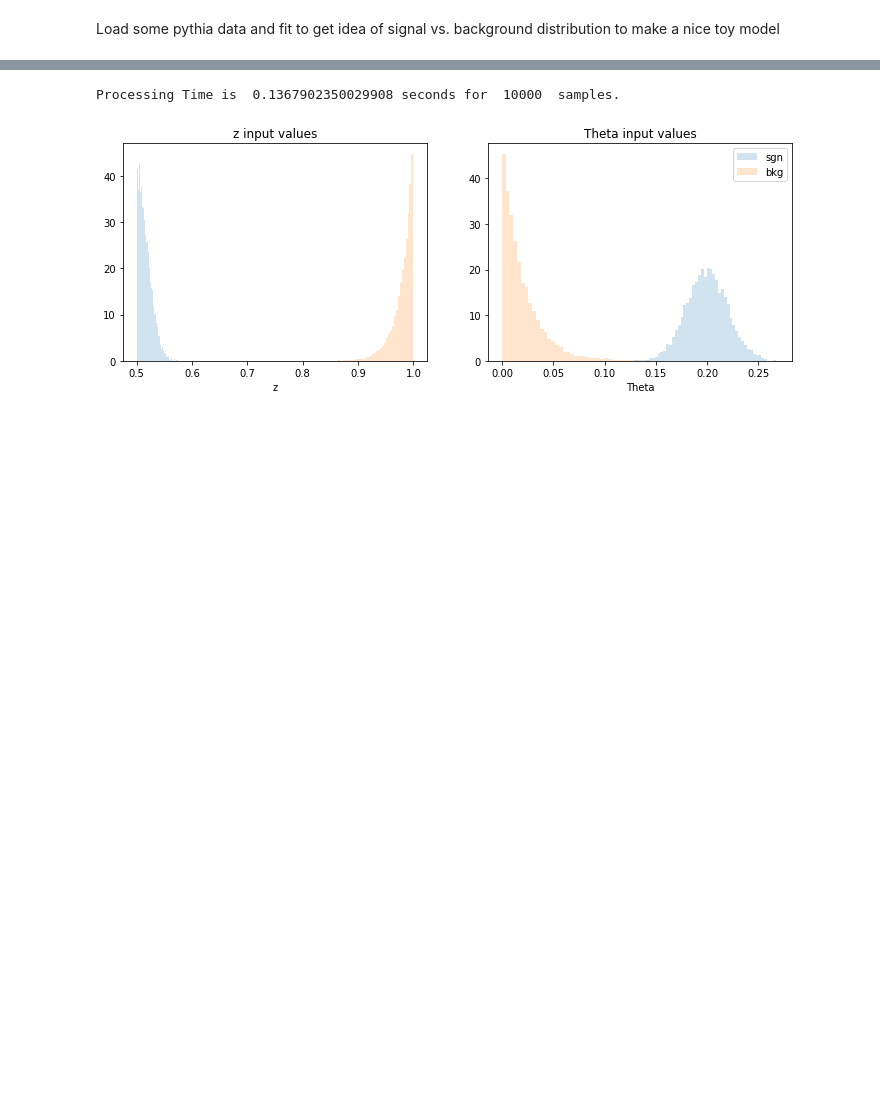
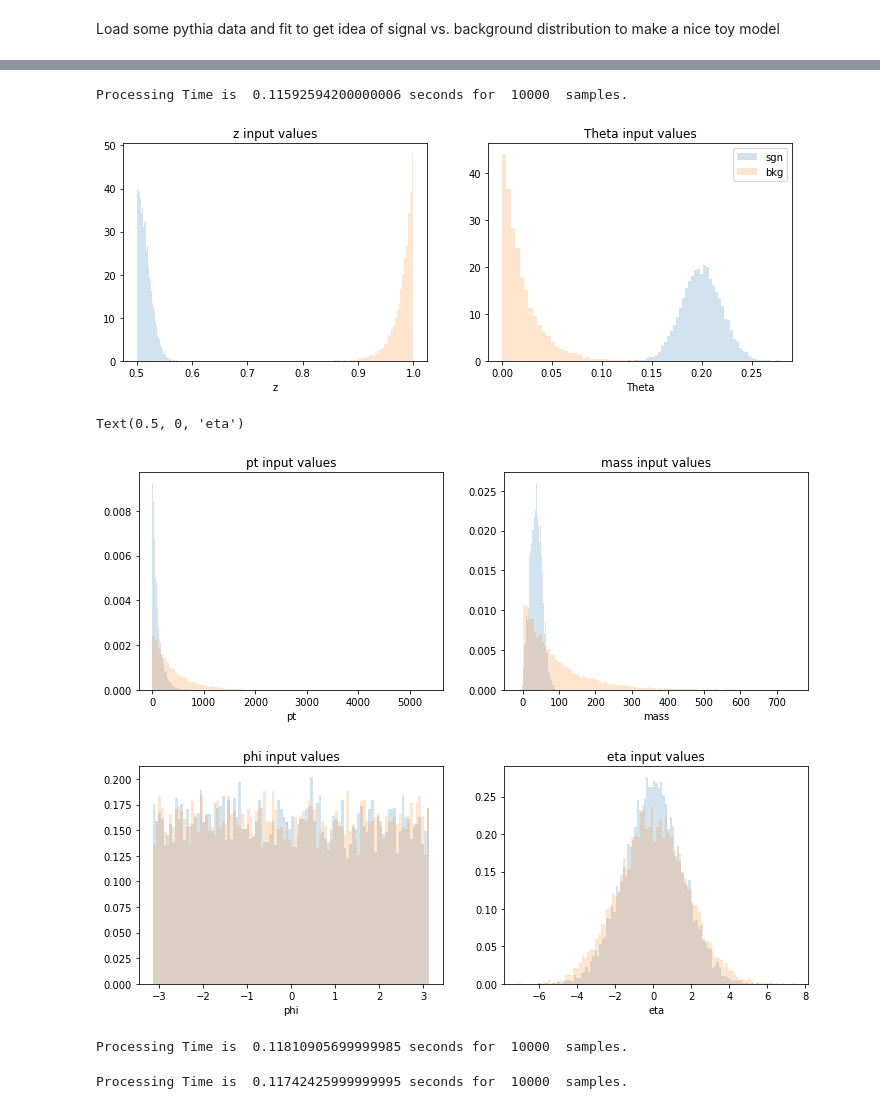
Before and after one commit to mdmorris/CNNsimple, a Jupyter notebook: RNN_data.ipynb, the cells around one changed output, grey strips where cells are left out. Cells and saved outputs as stored; diff of their text form; code cells hidden in the pictures; blank space fills up the shorter version.

Commit message:
Added dummy data distributions and got RNN working.

```diff
--- a/RNN_data.ipynb
+++ b/RNN_data.ipynb
@@ -24,25 +24,27 @@ def makeFourVectors(n_data = 10, n_particles = 5, isSignal = False):
         theta = np.random.normal(loc=0.2, scale=0.02, size=n_data) # signal_d
         z = np.random.normal(loc=0.5, scale=0.02, size=n_data) #signal_z
         labels = np.zeros(shape=(n_data,2))
-        pt = np.zeros(shape = (n_data))
-        mass = np.zeros(shape = (n_data))
-        eta = np.zeros(shape = (n_data))
-        phi = eta = np.zeros(shape = (n_data))
+        pt = np.random.exponential(scale = 1/0.01, size = n_data)
+        mass = 0.936*np.random.normal(loc = 39.5, scale = 18.3, size = n_data)
+        eta = 1.1*np.random.normal(loc = 0.0, scale = 1.4, size = n_data)
+        phi = np.random.uniform(-3.14,3.14,n_data)
         labels[:,0] = 1
     else:
         theta = np.random.exponential(scale=0.02, size=n_data) # bkg_d
         z = np.random.exponential(scale=0.02, size=n_data) #bkg_z
         labels = np.zeros(shape=(n_data,2))
-        pt = np.zeros(shape = (n_data))
-        mass = np.zeros(shape = (n_data))
-        eta = np.zeros(shape = (n_data))
-        phi = np.zeros(shape = (n_data)) #uniform distribution with a small variance (.1 and .2)
+        pt = np.random.exponential(scale=1/0.002675, size=n_data)
+        mass = np.random.exponential(scale=1/0.011082, size=n_data)
+        eta = 1.008*np.random.normal(loc = 0.001913, scale = 1.811, size = n_data)
+        phi = np.random.uniform(-3.14,3.14,n_data) #uniform distribution with a small variance (.1 and .2)
         labels[:,1] = 1
 
     # masking z to ensure z<1.0
     z = np.where(z<1.0, z, z%1) #signal_z
     # making so that z is always more than 1-z
     z = np.where(z>0.5, z, (1-z))
+
+    mass = np.where(mass>0., mass, mass+20.)
 
     z = np.repeat(z, n_particles).reshape(n_data, n_particles)
     # masking theta to ensure theta<0.5
@@ -89,23 +101,71 @@ isSignal2 = False
 pt2, eta2, mass2, phi2, radii2, z2, theta2, labels2= makeFourVectors(n_data, n_particles, isSignal2)
 toc = time.perf_counter()
 fourvectors2 = np.array([pt2, eta2, mass2, phi2])
+fourvectors2.reshape(n_data, 4, 1)
 print('Processing Time is ',toc-tic, 'seconds for ',n_data, ' samples.' )
-np.savez('data/jetImages_bkg', fourvectors = fourvectors2, radiilab = radii2, zlab = z2, thetalab = theta2, labels = labels2)
+np.savez('data/dummyvectors_bkg', fourvectors = fourvectors2, radiilab = radii2, zlab = z2, thetalab = theta2, labels = labels2)
 # %% [output]
-Processing Time is  0.1367902350029908 seconds for  10000  samples.
+Processing Time is  0.11592594200000006 seconds for  10000  samples.
 # %%
 plt.figure(figsize = (12,4))
 plt.subplot(1,2,1)
 plt.hist(z1, 50, density=True, histtype='stepfilled', alpha=0.2, label = "sgn")
 plt.hist(z2, 50, density=True, histtype='stepfilled', alpha=0.2, label = "bkg")
 plt.title("z input values")
 plt.xlabel("z")
 plt.subplot(1,2,2)
 plt.hist(theta1, 50, density=True, histtype='stepfilled', alpha=0.2, label = "sgn")
 plt.hist(theta2, 50, density=True, histtype='stepfilled', alpha=0.2, label = 'bkg')
 plt.title("Theta input values")
 plt.xlabel("Theta")
 plt.legend()
 plt.show()
+plt.figure(figsize = (12,4))
+plt.subplot(1,2,1)
+plt.hist(pt1, 100, density=True, histtype='stepfilled', alpha=0.2, label = "sgn")
+plt.hist(pt2, 100, density=True, histtype='stepfilled', alpha=0.2, label = "bkg")
+plt.title("pt input values")
+plt.xlabel("pt")
+plt.subplot(1,2,2)
+plt.hist(mass1, 100, density=True, histtype='stepfilled', alpha=0.2, label = "sgn")
+plt.hist(mass2, 100, density=True, histtype='stepfilled', alpha=0.2, label = "bkg")
+plt.title("mass input values")
+plt.xlabel("mass")
+plt.figure(figsize = (12,4))
+plt.subplot(1,2,1)
+plt.hist(phi1, 100, density=True, histtype='stepfilled', alpha=0.2, label = "sgn")
+plt.hist(phi2, 100, density=True, histtype='stepfilled', alpha=0.2, label = "bkg")
+plt.title("phi input values")
+plt.xlabel("phi")
+plt.subplot(1,2,2)
+plt.hist(eta1, 100, density=True, histtype='stepfilled', alpha=0.2, label = "sgn")
+plt.hist(eta2, 100, density=True, histtype='stepfilled', alpha=0.2, label = "bkg")
+plt.title("eta input values")
+plt.xlabel("eta")
 # %% [output]
-[figure, old version]
+[figure, new version]
+Text(0.5, 0, 'eta')
+[figure, added]
+[figure, added]
+# %%
+tic = time.perf_counter()
+isSignal3 = True
+pt3, eta3, mass3, phi3, radii3, z3, theta3, labels3= makeFourVectors(n_data, n_particles, isSignal3)
+toc = time.perf_counter()
+fourvectors3 = np.array([pt3, eta3, mass3, phi3])
+fourvectors3.reshape(n_data, 4, 1)
+print('Processing Time is ',toc-tic, 'seconds for ',n_data, ' samples.' )
+np.savez('data/dummyvectors_sgn_test', fourvectors = fourvectors3, radiilab = radii3, zlab = z3, thetalab = theta3, labels = labels3)
+# %% [output]
+Processing Time is  0.11810905699999985 seconds for  10000  samples.
+# %%
+tic = time.perf_counter()
+isSignal4 = False
+pt4, eta4, mass4, phi4, radii4, z4, theta4, labels4= makeFourVectors(n_data, n_particles, isSignal4)
+toc = time.perf_counter()
+fourvectors4 = np.array([pt4, eta4, mass4, phi4])
+fourvectors4.reshape(n_data, 4, 1)
+print('Processing Time is ',toc-tic, 'seconds for ',n_data, ' samples.' )
+np.savez('data/dummyvectors_bkg_test', fourvectors = fourvectors4, radiilab = radii4, zlab = z4, thetalab = theta4, labels = labels4)
+# %% [output]
+Processing Time is  0.11742425999999995 seconds for  10000  samples.
```
Also changed, not shown: parts of 2 cells of this notebook, 1 other file.
